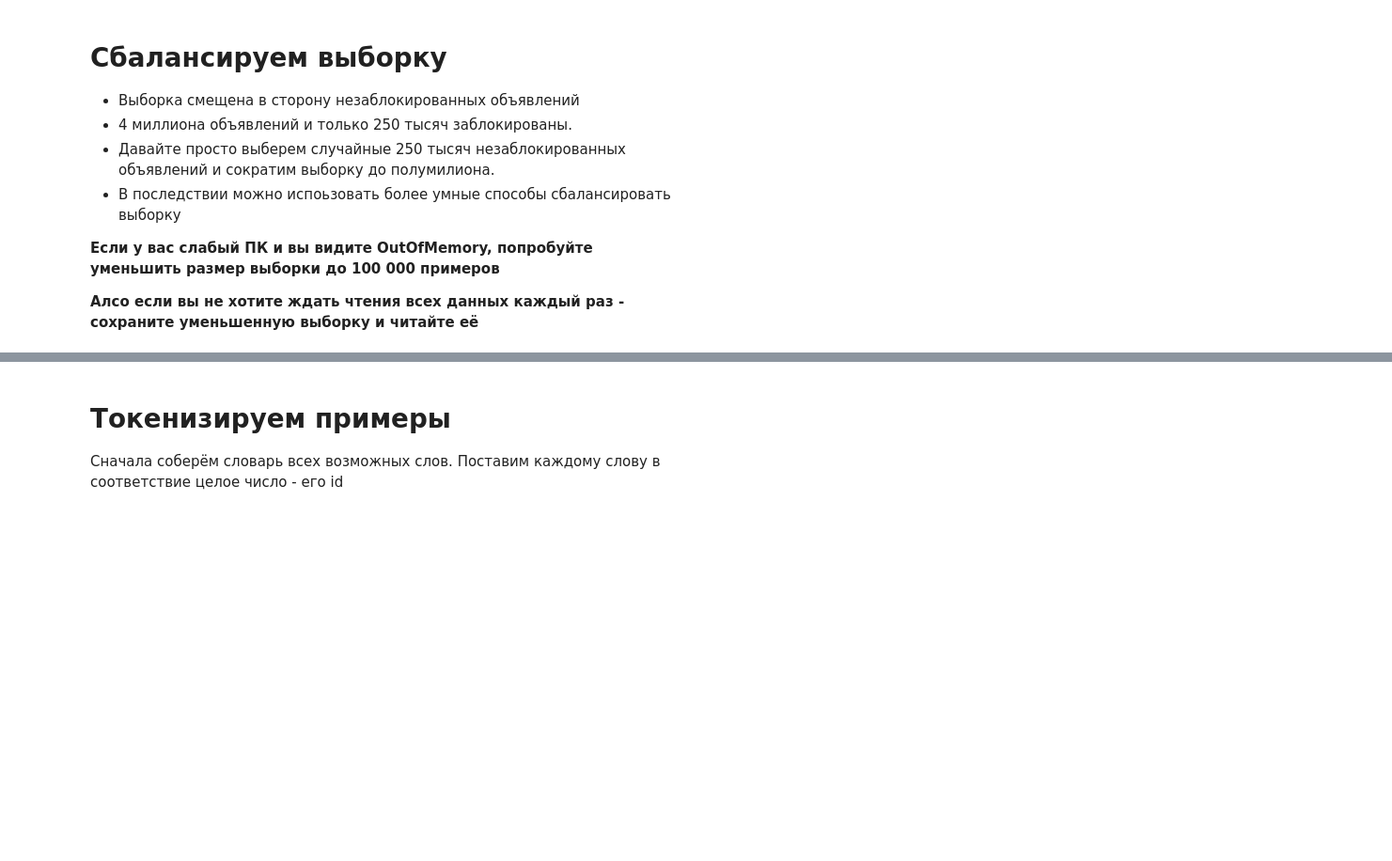
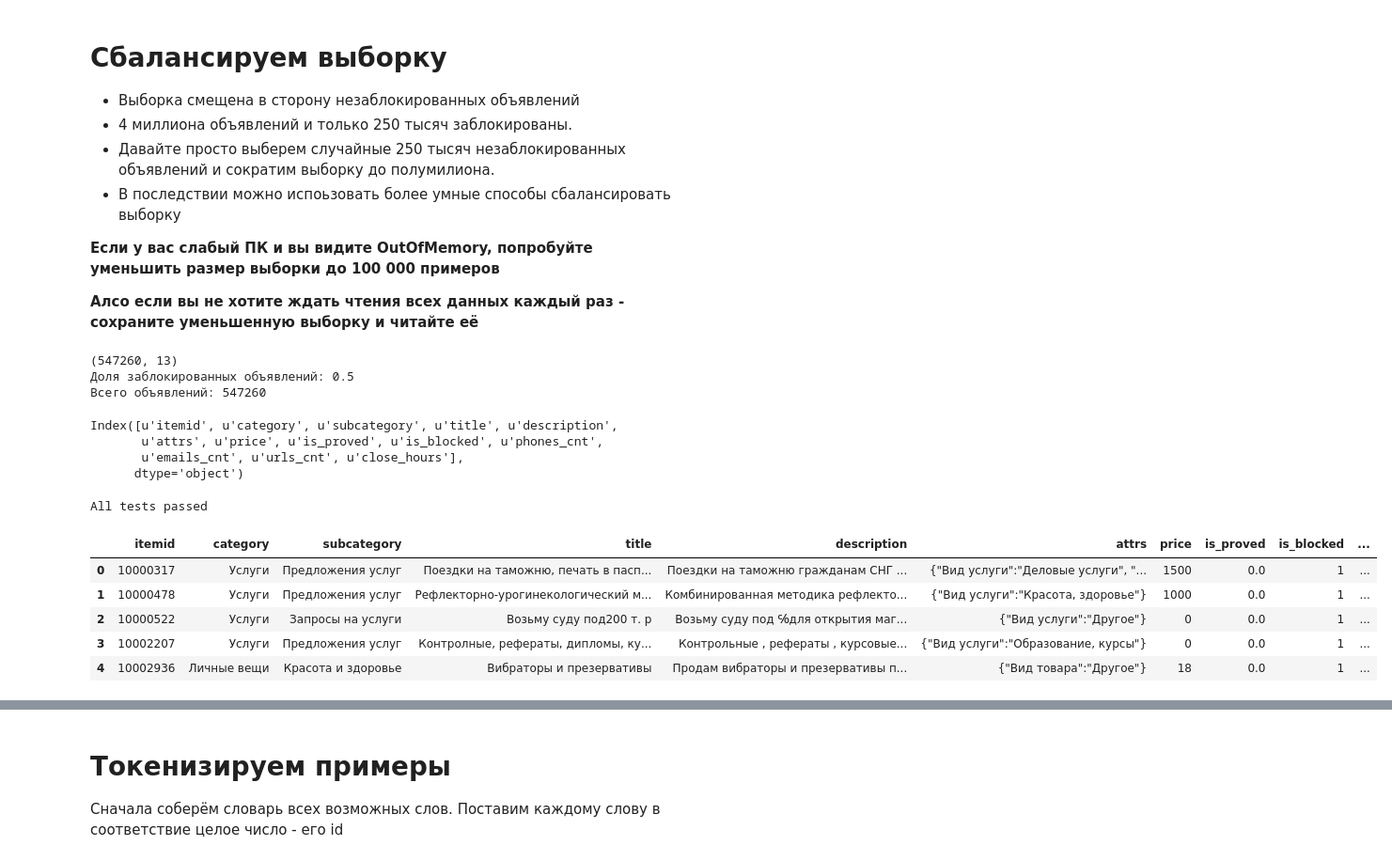
Before and after one commit to KirillMouraviev/Data-Mining-in-action, a Jupyter notebook: Seminar9/Seminar9_ru.ipynb, the cells around one changed output, grey strips where cells are left out. Shown at 94% size. Drawn from its saved outputs; the diff is of its cells as text; code cells hidden in the pictures; blank space fills up the shorter version.

```diff
--- a/Seminar9/Seminar9_ru.ipynb
+++ b/Seminar9/Seminar9_ru.ipynb
@@ -109,6 +99,31 @@ print "Всего объявлений:",len(df)
+# %%
+#downsample
+blocked = np.array(df.is_blocked.nonzero()[0])
+not_blocked = df.is_blocked.drop(blocked)
+sample_of_not_blocked = np.random.choice(not_blocked, blocked.shape[0])
+sample = np.hstack((blocked, sample_of_not_blocked))
+df1 = pd.DataFrame(df.values[sample], columns = df.columns)
+print df1.shape
+
+print "Доля заблокированных объявлений:",df1.is_blocked.mean()
+print "Всего объявлений:",len(df1)
+# %% [output]
+(547260, 13)
+Доля заблокированных объявлений: 0.5
+Всего объявлений: 547260
+# %%
+df1 = pd.read_csv('subsample.csv')
+print df1.columns
+# %% [output]
+Index([u'itemid', u'category', u'subcategory', u'title', u'description',
+       u'attrs', u'price', u'is_proved', u'is_blocked', u'phones_cnt',
+       u'emails_cnt', u'urls_cnt', u'close_hours'],
+      dtype='object')
 # %%
-assert df.is_blocked.mean() < 0.51
-assert df.is_blocked.mean() > 0.49
-assert len(df) <= 560000
+assert df1.is_blocked.mean() < 0.51
+assert df1.is_blocked.mean() > 0.49
+assert len(df1) <= 560000
 
 print "All tests passed"
+# %% [output]
+All tests passed
@@ -115,3 +132,12 @@ print "All tests passed"
+# %%
+df1.head()
+# %% [output]
+|  | itemid | category | subcategory | title | description | attrs | price | is_proved | is_blocked | ... |
+| 0 | 10000317 | Услуги | Предложения услуг | Поездки на таможню, печать в пасп... | Поездки на таможню гражданам СНГ ... | {"Вид услуги":"Деловые услуги", "... | 1500 | 0.0 | 1 | ... |
+| 1 | 10000478 | Услуги | Предложения услуг | Рефлекторно-урогинекологический м... | Комбинированная методика рефлекто... | {"Вид услуги":"Красота, здоровье"} | 1000 | 0.0 | 1 | ... |
+| 2 | 10000522 | Услуги | Запросы на услуги | Возьму суду под200 т. р | Возьму суду под ℅для открытия маг... | {"Вид услуги":"Другое"} | 0 | 0.0 | 1 | ... |
+| 3 | 10002207 | Услуги | Предложения услуг | Контролные, рефераты, дипломы, ку... | Контрольные , рефераты , курсовые... | {"Вид услуги":"Образование, курсы"} | 0 | 0.0 | 1 | ... |
+| 4 | 10002936 | Личные вещи | Красота и здоровье | Вибраторы и презервативы | Продам вибраторы и презервативы п... | {"Вид товара":"Другое"} | 18 | 0.0 | 1 | ... |
 # %%
 #прореживаем данные ещё в 2 раза, если памяти не хватает
 if very_low_ram:
```
Also changed, not shown: parts of 19 cells of this notebook, 1 other file.
